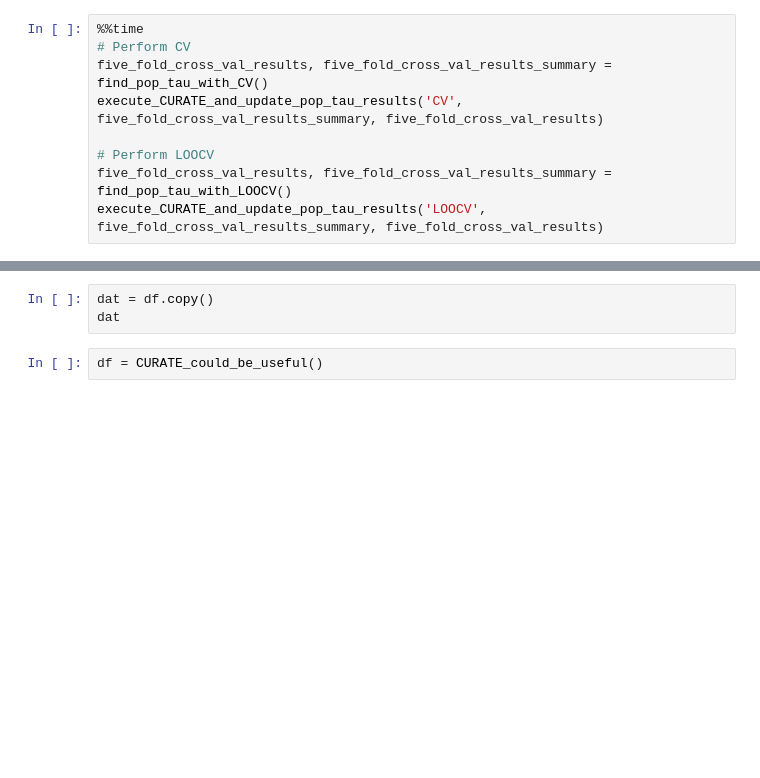
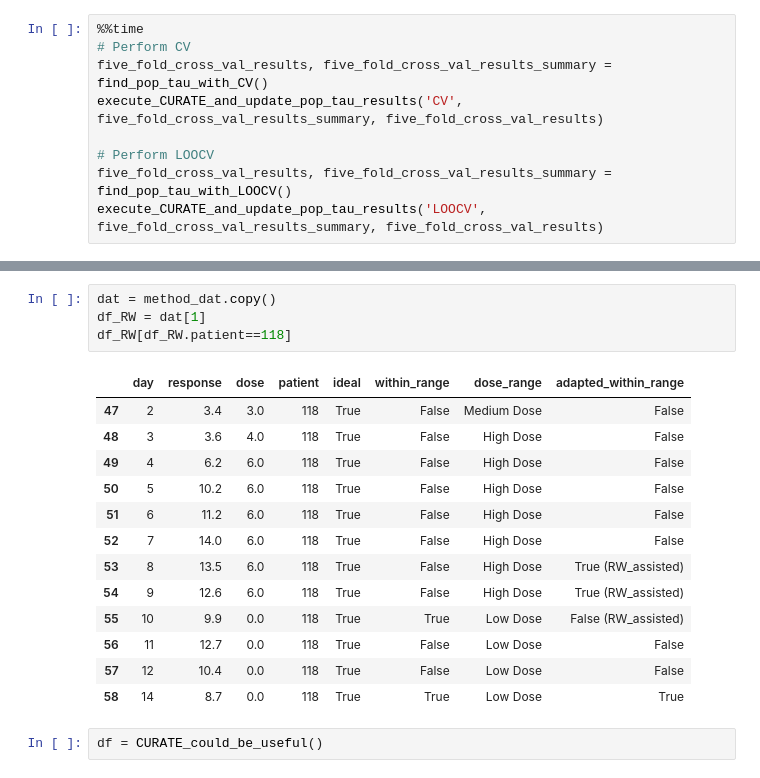
Before and after one commit to tshibei/retro_ped_liver_transplant, a Jupyter notebook: retro_PLT.ipynb, the cells around one changed output, grey strips where cells are left out. Saved outputs shown, nothing was run; the diff lists cells and outputs as text; blank space fills up the shorter version.

```diff
--- a/retro_PLT.ipynb
+++ b/retro_PLT.ipynb
@@ -74,6 +150,21 @@ plt.savefig('ideal_over_under_PPM_RW.png', dpi=500, facecolor='w', bbox_inches='
 # %%
-dat = df.copy()
-dat
+dat = method_dat.copy()
+df_RW = dat[1]
+df_RW[df_RW.patient==118]
+# %% [output]
+|  | day | response | dose | patient | ideal | within_range | dose_range | adapted_within_range |
+| 47 | 2 | 3.4 | 3.0 | 118 | True | False | Medium Dose | False |
+| 48 | 3 | 3.6 | 4.0 | 118 | True | False | High Dose | False |
+| 49 | 4 | 6.2 | 6.0 | 118 | True | False | High Dose | False |
+| 50 | 5 | 10.2 | 6.0 | 118 | True | False | High Dose | False |
+| 51 | 6 | 11.2 | 6.0 | 118 | True | False | High Dose | False |
+| 52 | 7 | 14.0 | 6.0 | 118 | True | False | High Dose | False |
+| 53 | 8 | 13.5 | 6.0 | 118 | True | False | High Dose | True (RW_assisted) |
+| 54 | 9 | 12.6 | 6.0 | 118 | True | False | High Dose | True (RW_assisted) |
+| 55 | 10 | 9.9 | 0.0 | 118 | True | True | Low Dose | False (RW_assisted) |
+| 56 | 11 | 12.7 | 0.0 | 118 | True | False | Low Dose | False |
+| 57 | 12 | 10.4 | 0.0 | 118 | True | False | Low Dose | False |
+| 58 | 14 | 8.7 | 0.0 | 118 | True | True | Low Dose | True |
 # %%
 df = CURATE_could_be_useful()
 # %%
```
Also changed, not shown: parts of 5 cells of this notebook, 5 other files.
